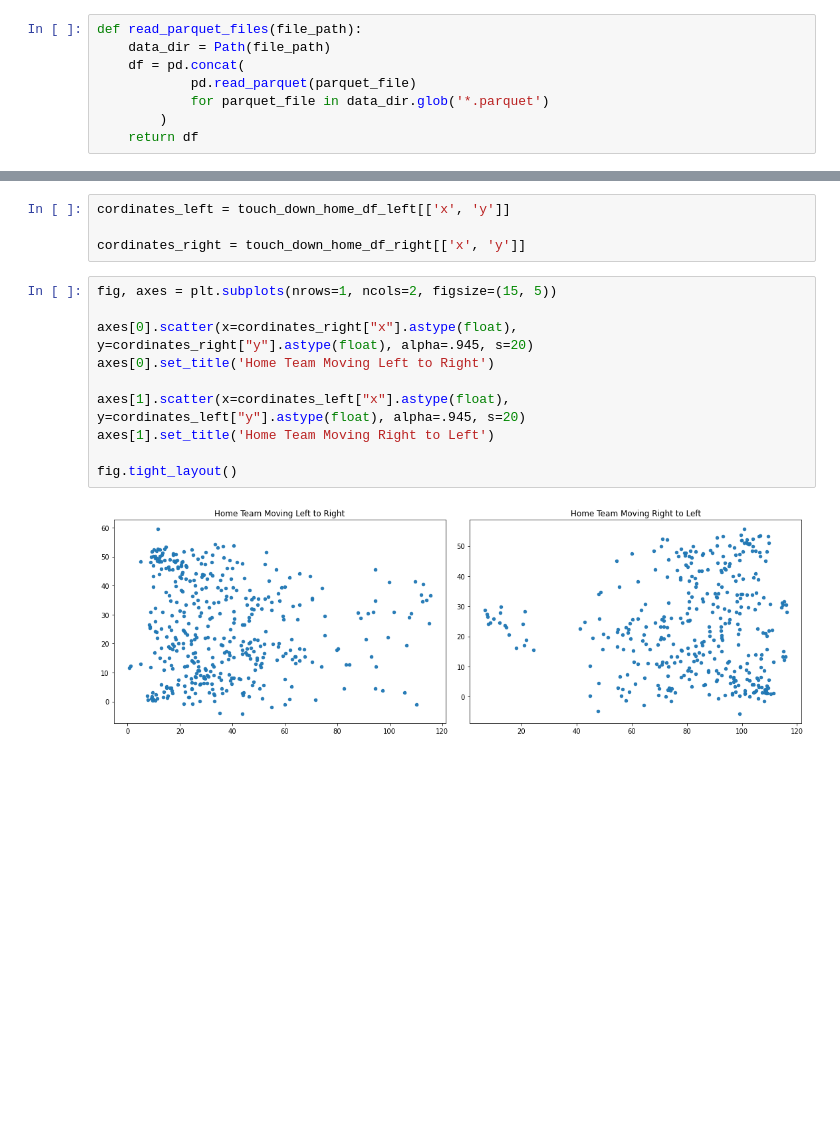
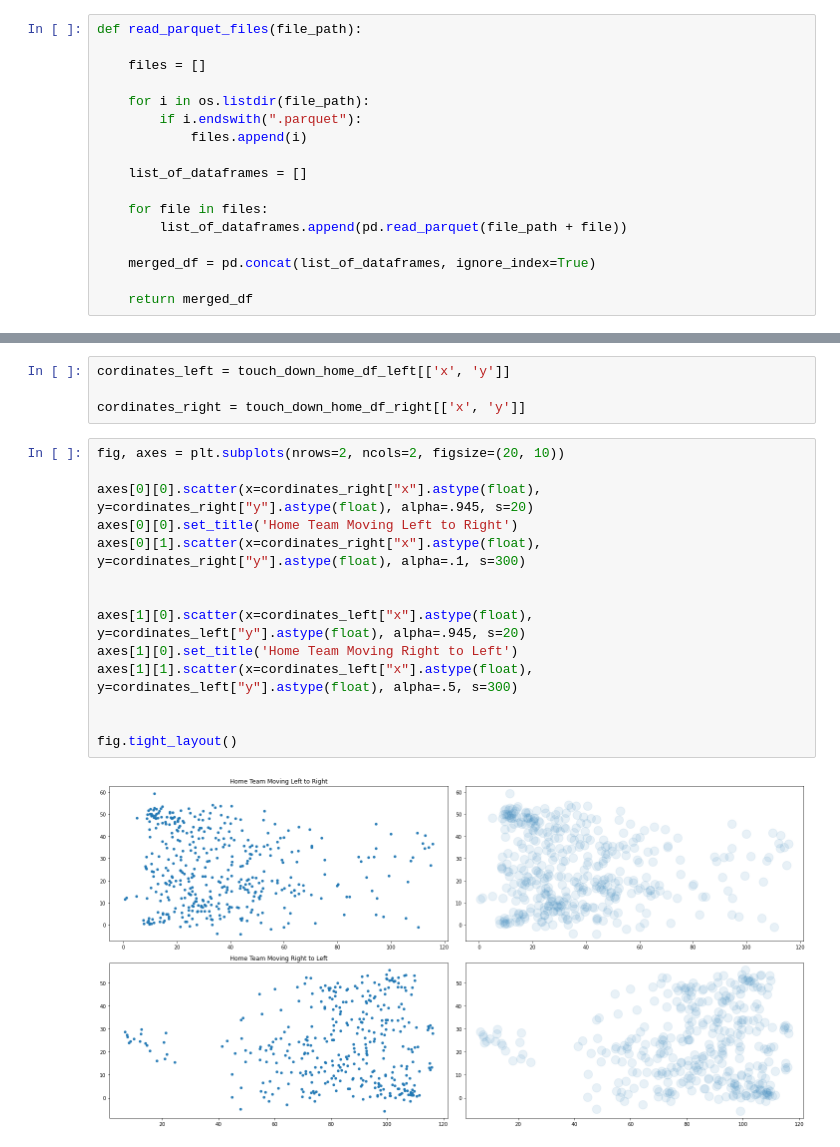
Before and after one commit to adnanrahin/NFL-Big-Data-Bowl-2022, a Jupyter notebook: data-analyzer/data_analyzer_script.ipynb, the cells around one changed output, grey strips where cells are left out. Cells and saved outputs as stored; diff of their text form; blank space fills up the shorter version.

```diff
--- a/data-analyzer/data_analyzer_script.ipynb
+++ b/data-analyzer/data_analyzer_script.ipynb
@@ -27,14 +29,23 @@ try:
     from StringIO import StringIO
 except ImportError:
     from io import StringIO
-# %%
-def read_parquet_files(file_path):
-    data_dir = Path(file_path)
-    df = pd.concat(
-            pd.read_parquet(parquet_file)
-            for parquet_file in data_dir.glob('*.parquet')
-        )
-    return df
+# %%
+def read_parquet_files(file_path):
+
+    files = []
+
+    for i in os.listdir(file_path):
+        if i.endswith(".parquet"):
+            files.append(i)
+
+    list_of_dataframes = []
+
+    for file in files:
+        list_of_dataframes.append(pd.read_parquet(file_path + file))
+
+    merged_df = pd.concat(list_of_dataframes, ignore_index=True)
+
+    return merged_df
 # %%
 touch_down_home_df_left = read_parquet_files('../dataset/filterdata/hometeamtouchdownleft/')
 
@@ -63,14 +73,18 @@ cordinates_left = touch_down_home_df_left[['x', 'y']]
 
 cordinates_right = touch_down_home_df_right[['x', 'y']]
 # %%
-fig, axes = plt.subplots(nrows=1, ncols=2, figsize=(15, 5))
+fig, axes = plt.subplots(nrows=2, ncols=2, figsize=(20, 10))
 
-axes[0].scatter(x=cordinates_right["x"].astype(float), y=cordinates_right["y"].astype(float), alpha=.945, s=20)
-axes[0].set_title('Home Team Moving Left to Right')
+axes[0][0].scatter(x=cordinates_right["x"].astype(float), y=cordinates_right["y"].astype(float), alpha=.945, s=20)
+axes[0][0].set_title('Home Team Moving Left to Right')
+axes[0][1].scatter(x=cordinates_right["x"].astype(float), y=cordinates_right["y"].astype(float), alpha=.1, s=300)
 
-axes[1].scatter(x=cordinates_left["x"].astype(float), y=cordinates_left["y"].astype(float), alpha=.945, s=20)
-axes[1].set_title('Home Team Moving Right to Left')
+
+axes[1][0].scatter(x=cordinates_left["x"].astype(float), y=cordinates_left["y"].astype(float), alpha=.945, s=20)
+axes[1][0].set_title('Home Team Moving Right to Left')
+axes[1][1].scatter(x=cordinates_left["x"].astype(float), y=cordinates_left["y"].astype(float), alpha=.5, s=300)
+
 
 fig.tight_layout()
 # %% [output]
-[figure, old version]
+[figure, new version]
```
Also changed, not shown: parts of 4 cells of this notebook.
